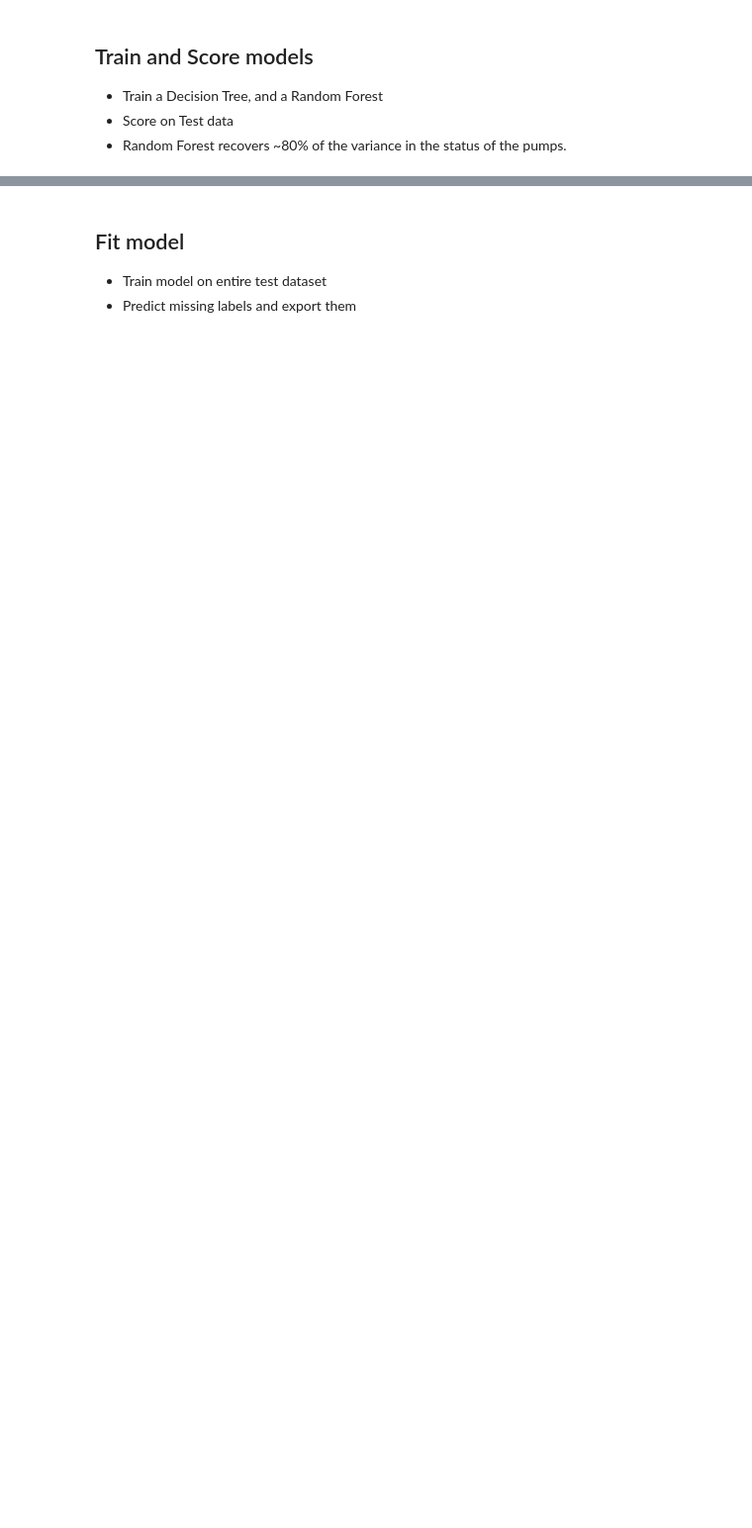
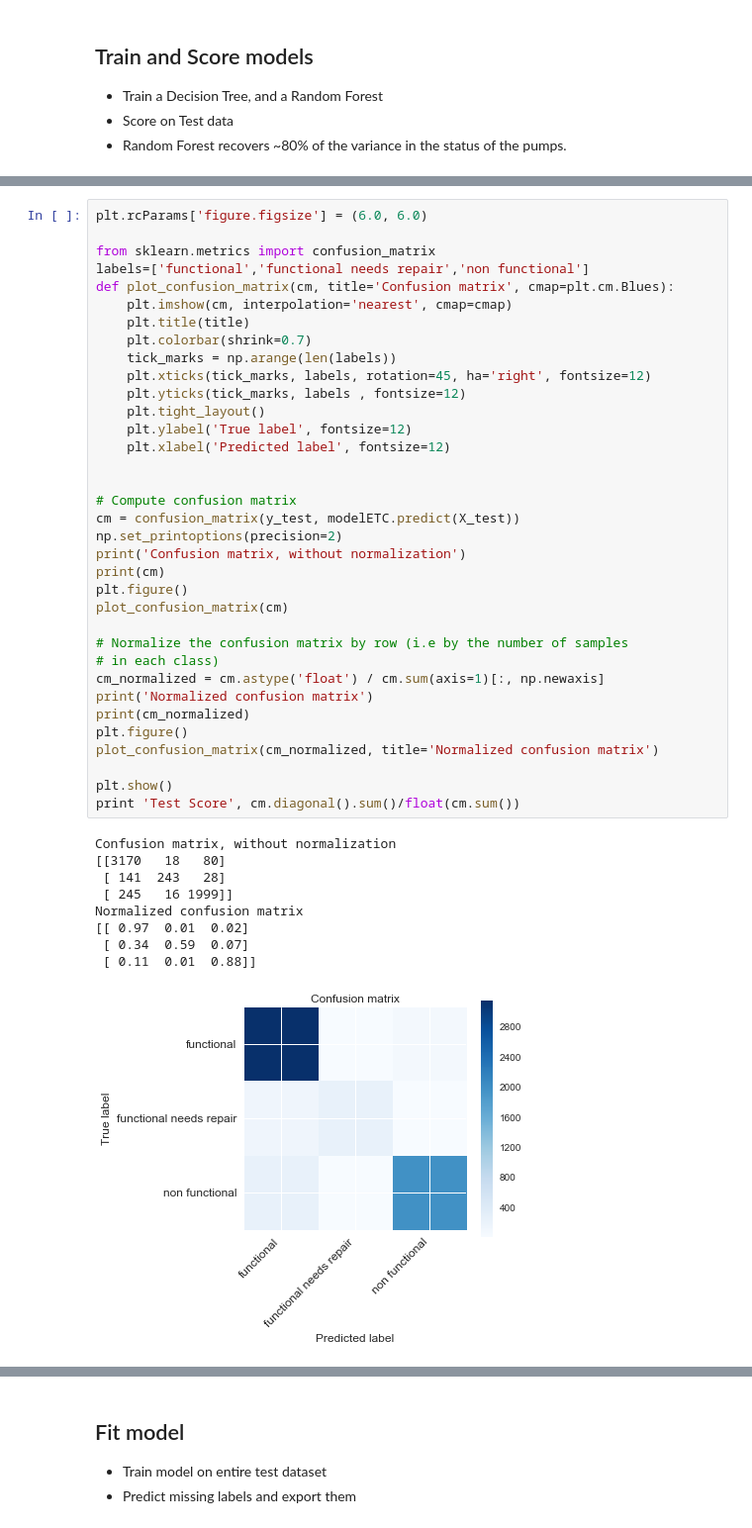
Before and after one commit to mattiaf/DataDriven_Pumps, a Jupyter notebook: pumps.ipynb, the cells around one changed output, grey strips where cells are left out. Shown at 99% size. Drawn from its saved outputs; the diff is of its cells as text; blank space fills up the shorter version.

```diff
--- a/pumps.ipynb
+++ b/pumps.ipynb
@@ -179,0 +223,45 @@ Extra Trees Classifiers 0.806734006734
+# %%
+plt.rcParams['figure.figsize'] = (6.0, 6.0)
+
+from sklearn.metrics import confusion_matrix
+labels=['functional','functional needs repair','non functional']
+def plot_confusion_matrix(cm, title='Confusion matrix', cmap=plt.cm.Blues):
+    plt.imshow(cm, interpolation='nearest', cmap=cmap)
+    plt.title(title)
+    plt.colorbar(shrink=0.7)
+    tick_marks = np.arange(len(labels))
+    plt.xticks(tick_marks, labels, rotation=45, ha='right', fontsize=12)
+    plt.yticks(tick_marks, labels , fontsize=12)
+    plt.tight_layout()
+    plt.ylabel('True label', fontsize=12)
+    plt.xlabel('Predicted label', fontsize=12)
+
+
+# Compute confusion matrix
+cm = confusion_matrix(y_test, modelETC.predict(X_test))
+np.set_printoptions(precision=2)
+print('Confusion matrix, without normalization')
+print(cm)
+plt.figure()
+plot_confusion_matrix(cm)
+
+# Normalize the confusion matrix by row (i.e by the number of samples
+# in each class)
+cm_normalized = cm.astype('float') / cm.sum(axis=1)[:, np.newaxis]
+print('Normalized confusion matrix')
+print(cm_normalized)
+plt.figure()
+plot_confusion_matrix(cm_normalized, title='Normalized confusion matrix')
+
+plt.show()
+print 'Test Score', cm.diagonal().sum()/float(cm.sum())
+# %% [output]
+Confusion matrix, without normalization
+[[3170   18   80]
+ [ 141  243   28]
+ [ 245   16 1999]]
+Normalized confusion matrix
+[[ 0.97  0.01  0.02]
+ [ 0.34  0.59  0.07]
+ [ 0.11  0.01  0.88]]
+[figure, added]
```
Also changed, not shown: parts of 14 cells of this notebook, 2 other files.
